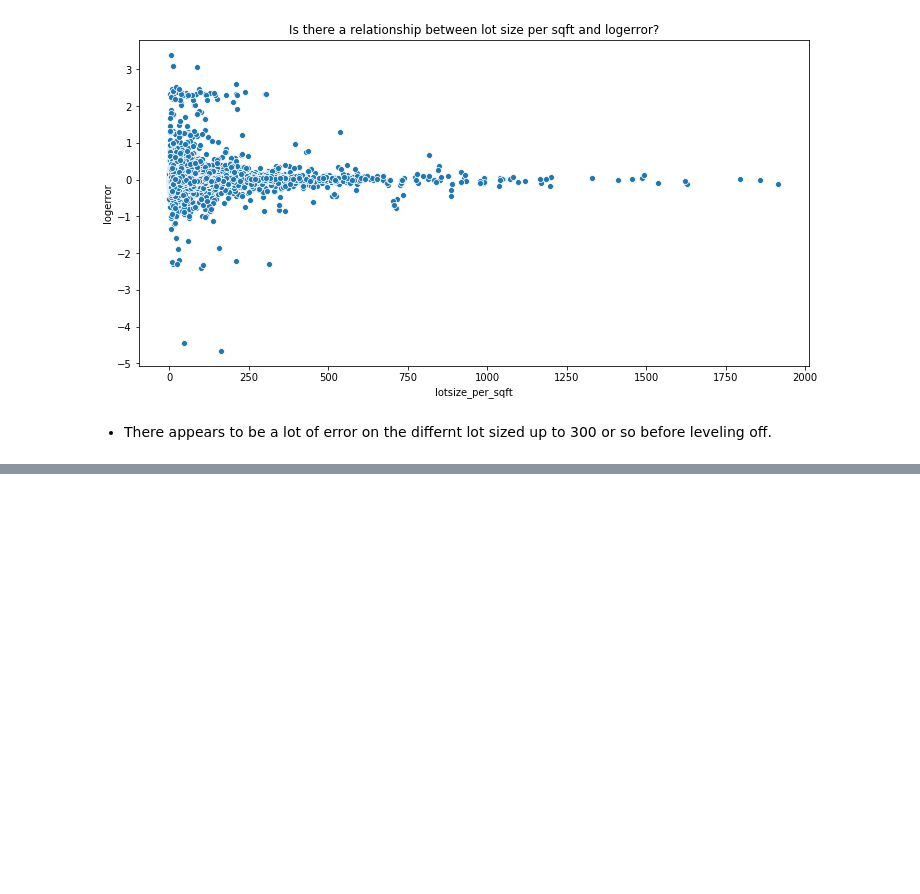
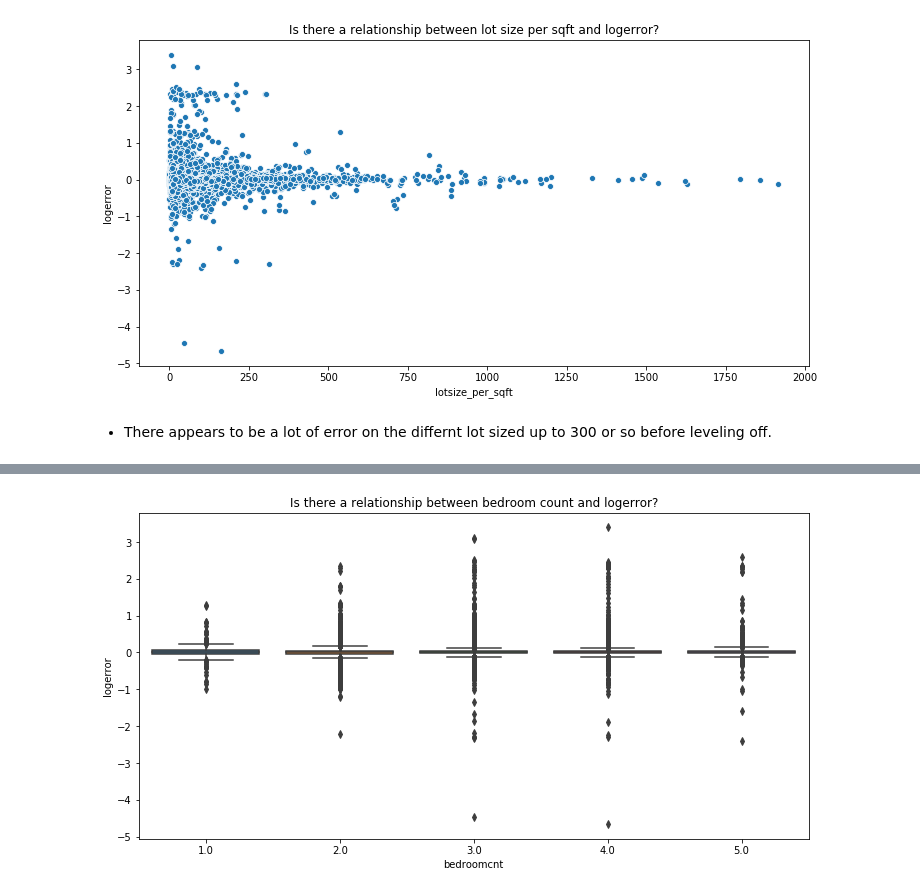
Before and after one commit to george887/clustering_project, a Jupyter notebook: explore.ipynb, the cells around one changed output, grey strips where cells are left out. Drawn from its saved outputs; the diff is of its cells as text; code cells hidden in the pictures; blank space fills up the shorter version.

```diff
--- a/explore.ipynb
+++ b/explore.ipynb
@@ -233,0 +267,7 @@ plt.show()
+# %%
+plt.figure(figsize = (12,6))
+sns.boxplot(data=train, x='bedroomcnt', y='logerror')
+plt.title('Is there a relationship between bedroom count and logerror?')
+plt.show()
+# %% [output]
+[figure, added]
```
Also changed, not shown: parts of 103 cells of this notebook, 2 other files.
